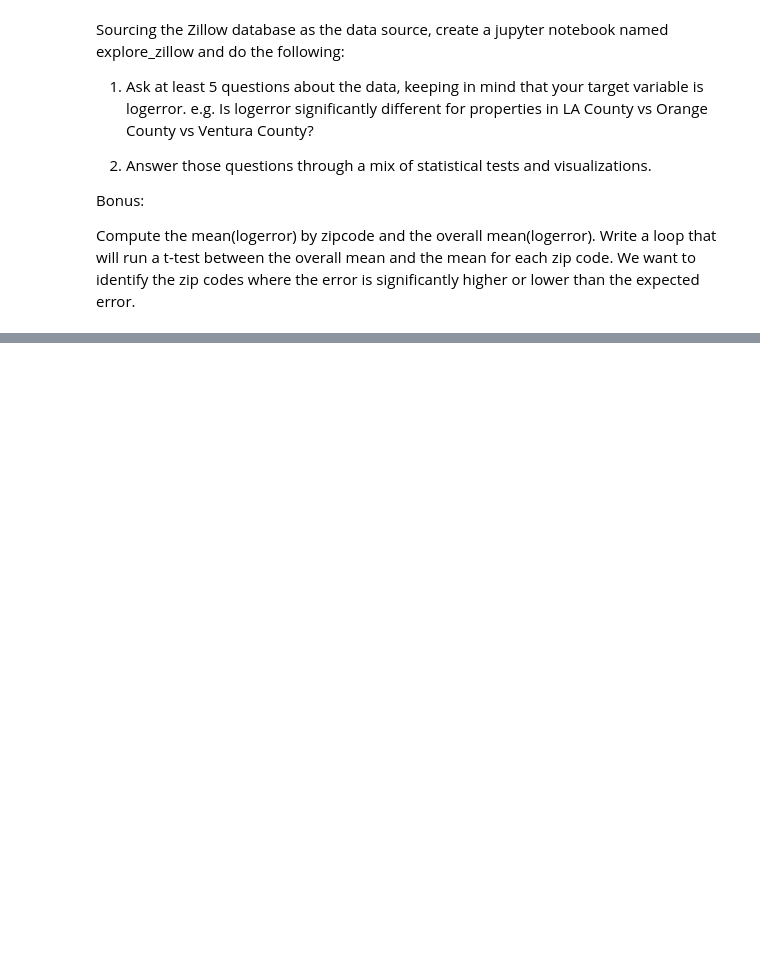
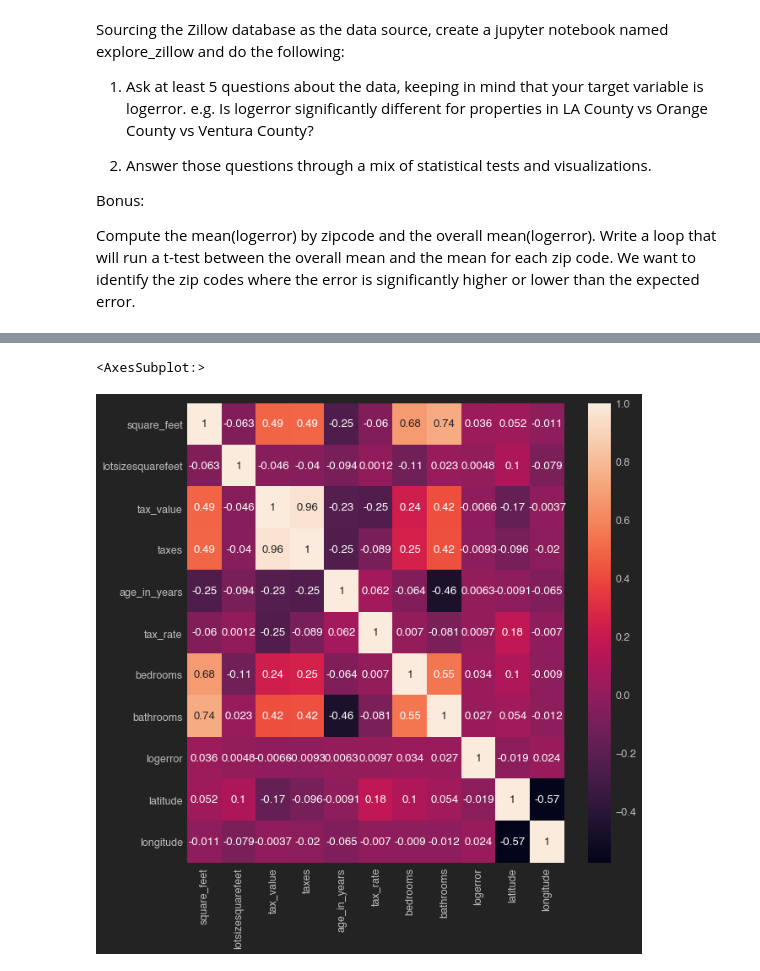
Before and after one commit to Ken-Alviola/clustering-exercises, a Jupyter notebook: explore_zillow.ipynb, the cells around one changed output, grey strips where cells are left out. Cells and saved outputs as stored; diff of their text form; code cells hidden in the pictures; blank space fills up the shorter version.

```diff
--- a/explore_zillow.ipynb
+++ b/explore_zillow.ipynb
@@ -46,0 +329,6 @@ memory usage: 13.8+ MB
+# %%
+plt.figure(figsize=(10, 10))
+sns.heatmap(train[quant_vars].corr(), annot=True)
+# %% [output]
+<AxesSubplot:>
+[figure, added]
```
Also changed, not shown: parts of 34 cells of this notebook, 2 other files.
